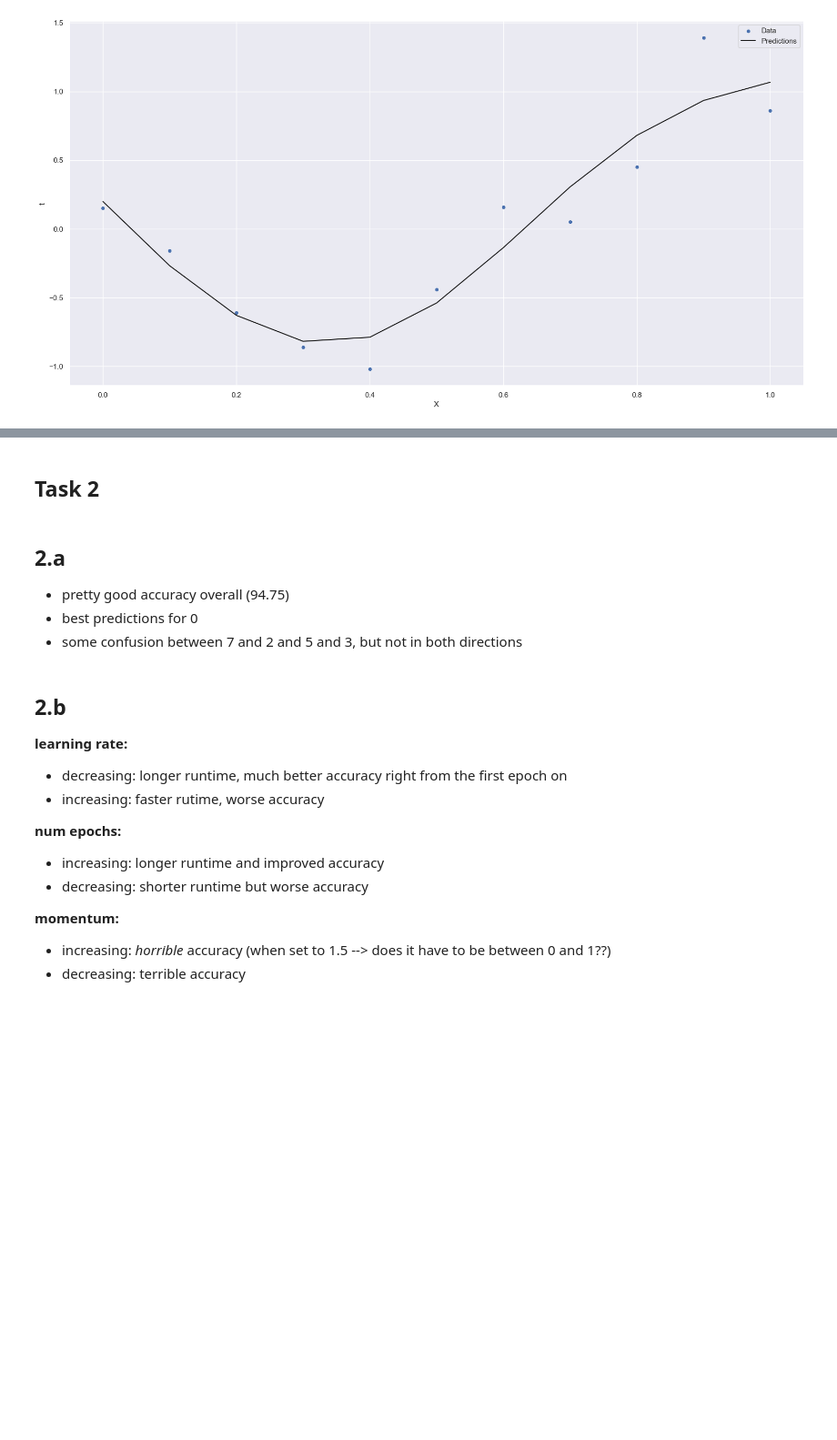
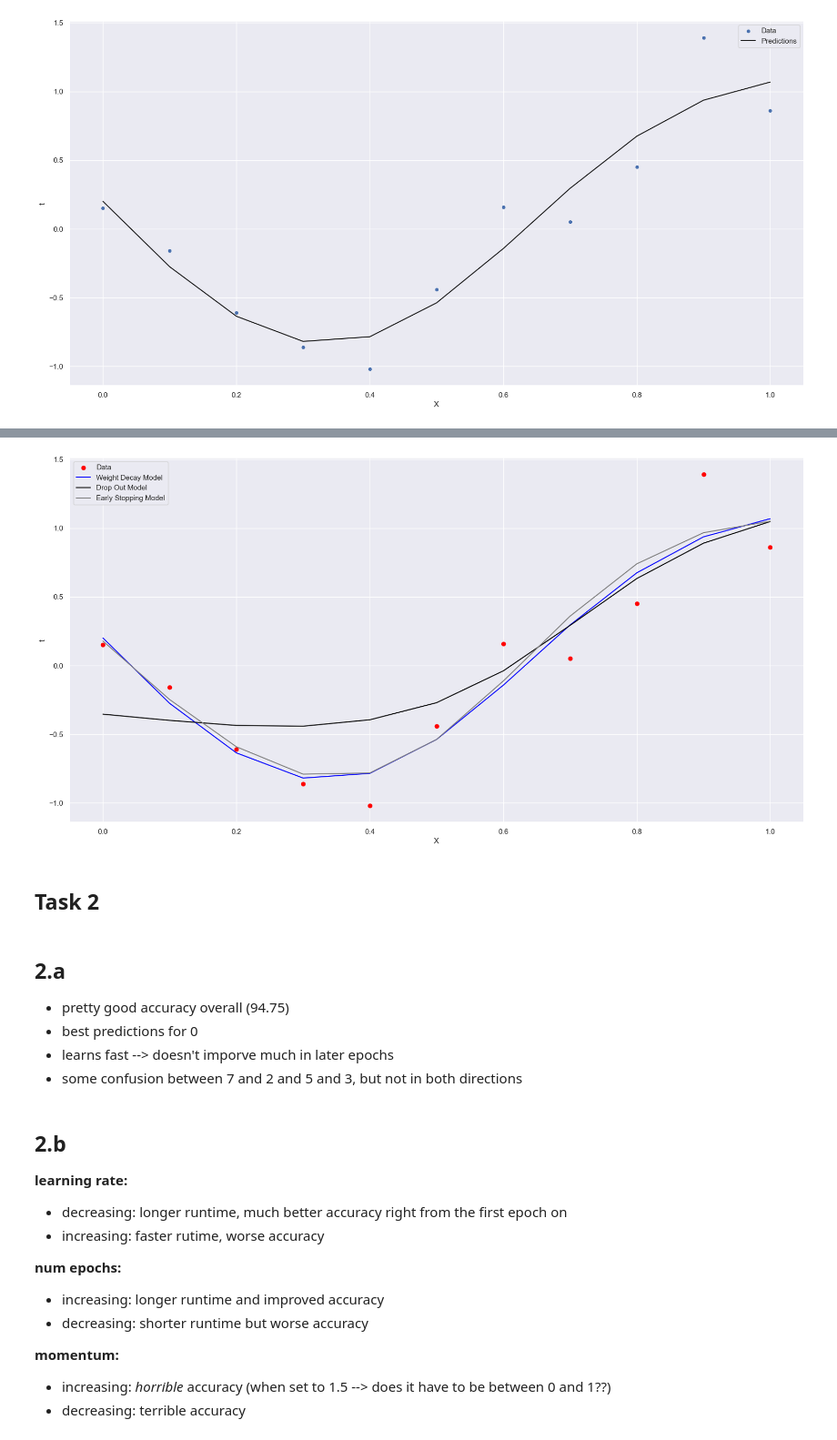
Before and after one commit to dpl373/AML, a Jupyter notebook: w_05/exercise_5_EK.ipynb, the cells around one changed output, grey strips where cells are left out. Shown: that part at 91% size. Cells and saved outputs as stored; diff of their text form; code cells hidden in the pictures; blank space fills up the shorter version.

```diff
--- a/w_05/exercise_5_EK.ipynb
+++ b/w_05/exercise_5_EK.ipynb
@@ -107,12 +107,12 @@ history = model.fit(
     )
 
 #predict target
-y = model.predict(X)
+y_decay = model.predict(X)
 
 
 #plotting raw data and estimated model
 sns.scatterplot(x = X, y= t, label='Data')
-plt.plot(X, y, color='k', label='Predictions')
+plt.plot(X, y_decay, color='k', label='Predictions')
 plt.xlabel('X')
 plt.ylabel('t')
 plt.legend();
@@ -166,3 +166,14 @@ plt.legend();
+# %%
+#plotting raw data and all three estimated models
+plt.scatter(x = X, y= t, label='Data',color = 'red')
+plt.plot(X, y_decay, color='blue', label='Weight Decay Model')
+plt.plot(X, y_drop, color='black', label='Drop Out Model')
+plt.plot(X, y_earlystop, color='grey', label='Early Stopping Model')
+plt.xlabel('X')
+plt.ylabel('t')
+plt.legend(loc = 2);
+# %% [output]
+[figure, added]
 # %% [markdown]
 ## Task 2
 # %% [markdown]
@@ -170,6 +181,7 @@ plt.legend();
 
 - pretty good accuracy overall (94.75)
 - best predictions for 0
+- learns fast --> doesn't imporve much in later epochs
 - some confusion between 7 and 2 and 5 and 3, but not in both directions
 # %% [markdown]
 ## 2.b
```
Also changed, not shown: parts of 15 cells of this notebook.
